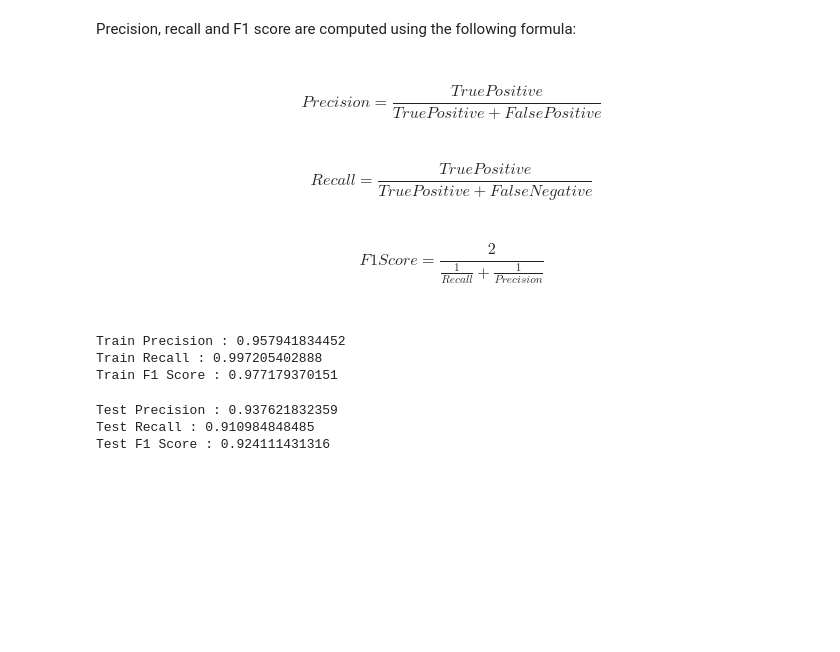
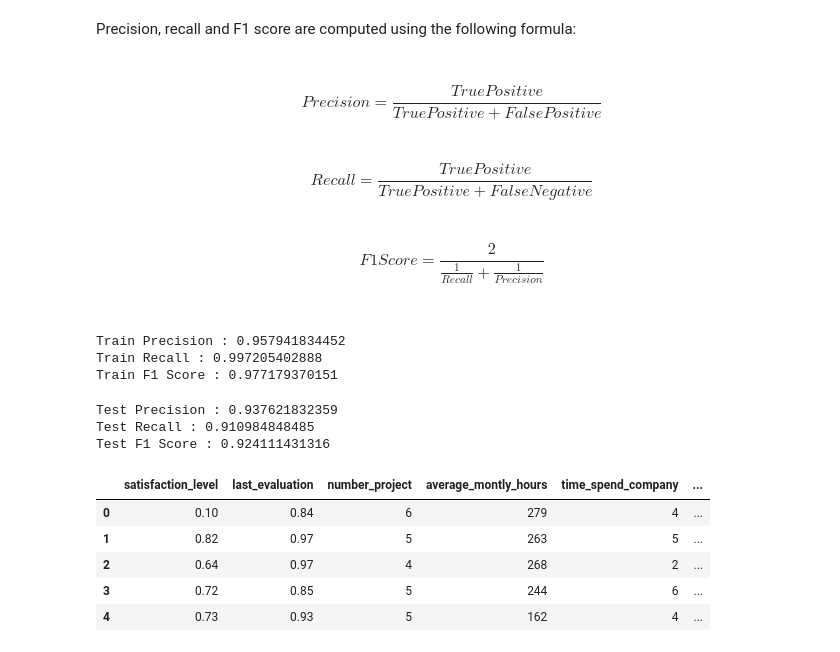
Before and after one commit to tarun0409/decision-tree-classifier, a Jupyter notebook: q-1-2.ipynb, the cells around one changed output. Saved outputs shown, nothing was run; the diff lists cells and outputs as text; code cells hidden in the pictures; blank space fills up the shorter version.

```diff
--- a/q-1-2.ipynb
+++ b/q-1-2.ipynb
@@ -354,3 +354,13 @@ print 'Test F1 Score : '+str(f1_score)
 Test Precision : 0.937621832359
 Test Recall : 0.910984848485
 Test F1 Score : 0.924111431316
+# %%
+X_run = pd.read_csv('Assignment-1 Testfile.csv')
+X_run.head()
+# %% [output]
+|  | satisfaction_level | last_evaluation | number_project | average_montly_hours | time_spend_company | ... |
+| 0 | 0.10 | 0.84 | 6 | 279 | 4 | ... |
+| 1 | 0.82 | 0.97 | 5 | 263 | 5 | ... |
+| 2 | 0.64 | 0.97 | 4 | 268 | 2 | ... |
+| 3 | 0.72 | 0.85 | 5 | 244 | 6 | ... |
+| 4 | 0.73 | 0.93 | 5 | 162 | 4 | ... |
```
Also changed, not shown: parts of 2 cells of this notebook, 12 other files.
